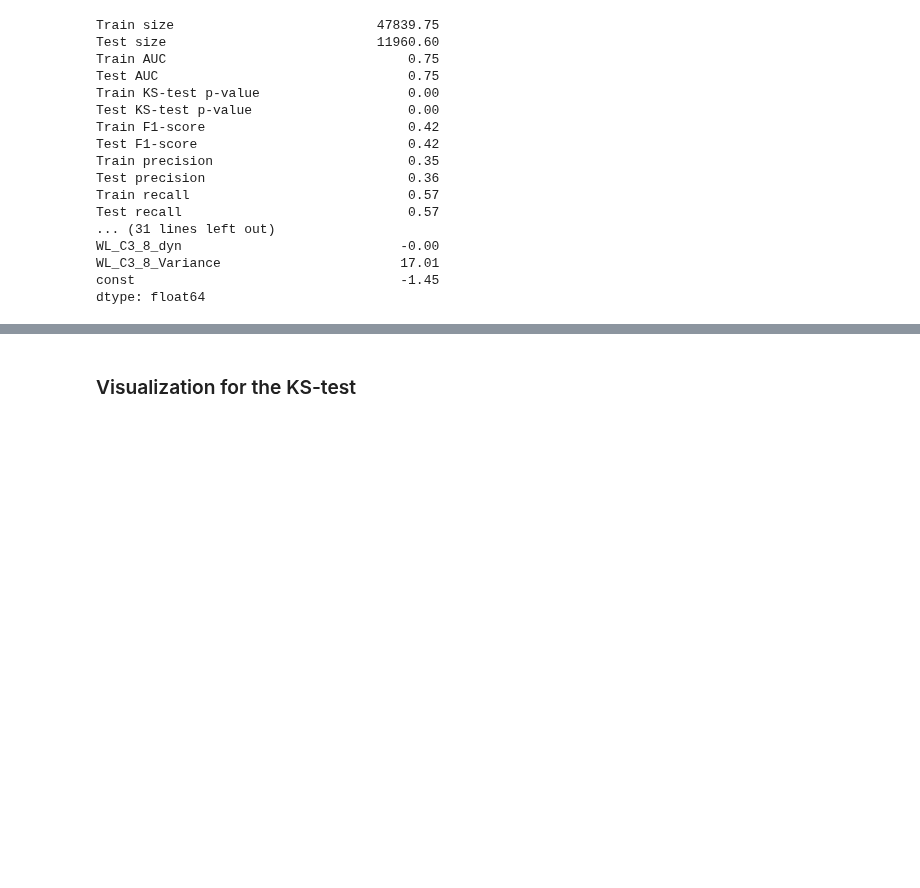
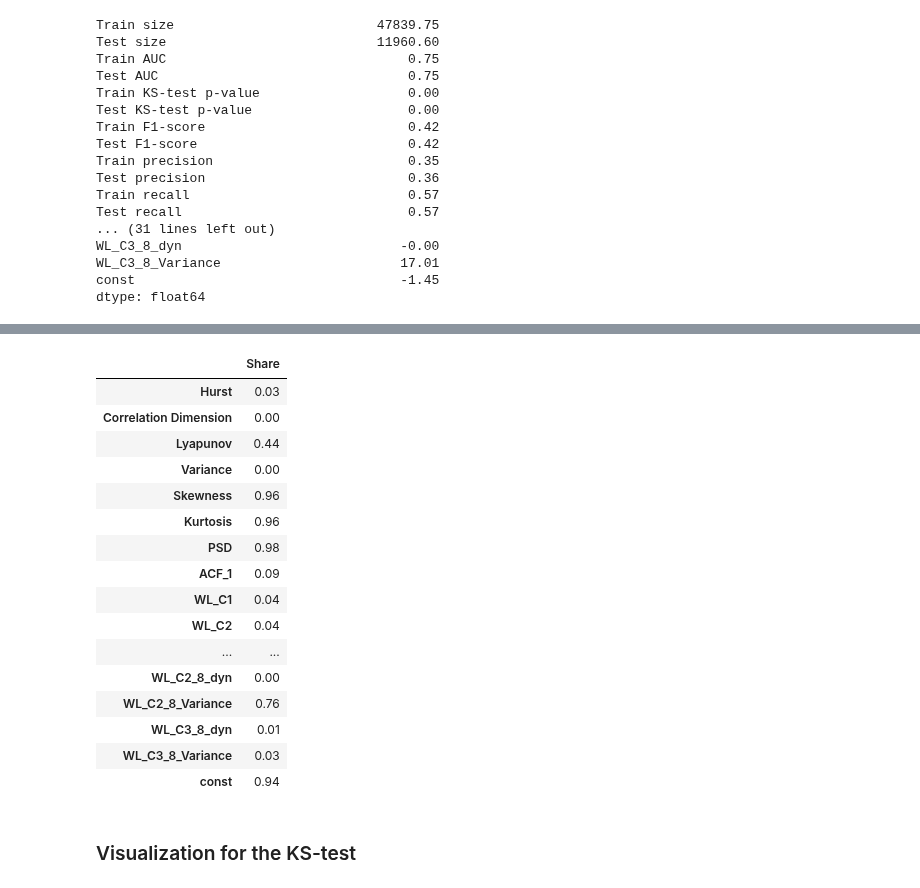
Before and after one commit to lebedevaale/early_warning_model, a Jupyter notebook: modelling.ipynb, the cells around one changed output, grey strips where cells are left out. Saved outputs shown, nothing was run; the diff lists cells and outputs as text; code cells hidden in the pictures; blank space fills up the shorter version.

```diff
--- a/modelling.ipynb
+++ b/modelling.ipynb
@@ -452,3 +194,23 @@ res.groupby(groups)[list(X_1.columns) + ['const']].count() / len(states)
+# %%
+pd.DataFrame(round(res_4_9[list(X_1.columns) + ['const']].count() / len(res_4_9), 2), columns = ['Share'])
+# %% [output]
+|  | Share |
+| Hurst | 0.03 |
+| Correlation Dimension | 0.00 |
+| Lyapunov | 0.44 |
+| Variance | 0.00 |
+| Skewness | 0.96 |
+| Kurtosis | 0.96 |
+| PSD | 0.98 |
+| ACF_1 | 0.09 |
+| WL_C1 | 0.04 |
+| WL_C2 | 0.04 |
+| ... | ... |
+| WL_C2_8_dyn | 0.00 |
+| WL_C2_8_Variance | 0.76 |
+| WL_C3_8_dyn | 0.01 |
+| WL_C3_8_Variance | 0.03 |
+| const | 0.94 |
 # %% [markdown]
 ### Visualization for the KS-test
 # %%
```
Also changed, not shown: parts of 16 cells of this notebook, 2 other files.
